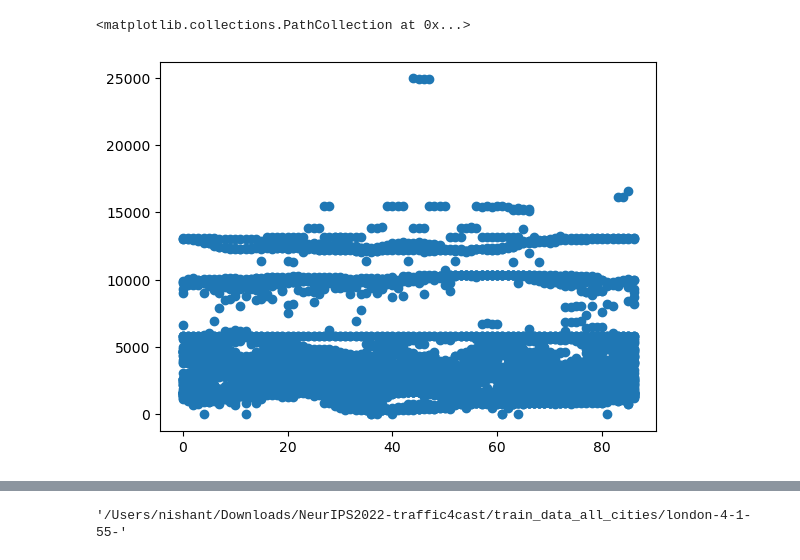
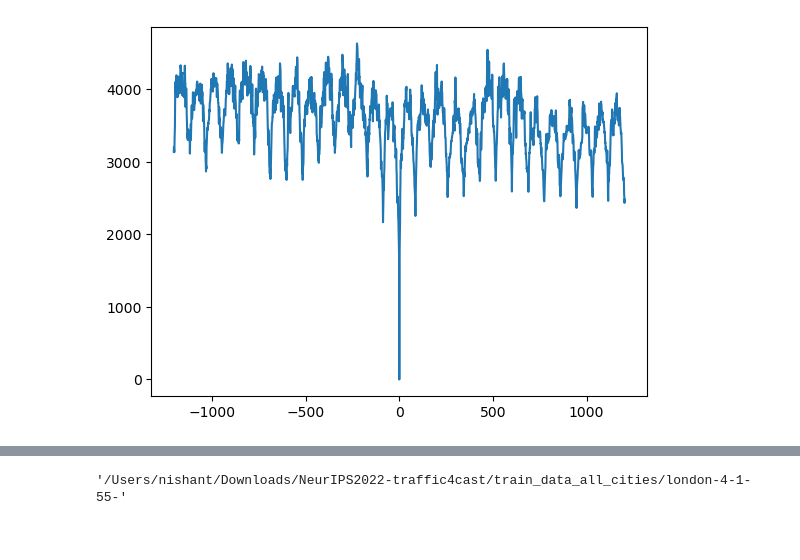
Before and after one commit to mie-lab/Complexity-Aware-Traffic-Prediction, a Jupyter notebook: exploration/CATP/preprocessing/temporal_distances.ipynb, the cells around one changed output, grey strips where cells are left out. Saved outputs shown, nothing was run; the diff lists cells and outputs as text; code cells hidden in the pictures.

```diff
--- a/exploration/CATP/preprocessing/temporal_distances.ipynb
+++ b/exploration/CATP/preprocessing/temporal_distances.ipynb
@@ -46,8 +50,6 @@ for city_ in config.city_list:
                     random.shuffle(filenameslist) # inefficient method of choosing a random filename
 
                     dist_list = []
-
-
 
                     # choose_filename until we get something in the middle of the dataset so that
                     # we can iterate over weeks
@@ -88,22 +90,29 @@ for city_ in config.city_list:
                     multiple_source_distance_list.append(dist_list)
                     plt.plot(range(-14*obj.offset, 14*obj.offset), (dist_list), alpha=0.01, color=city_color[city])
 
+
+
                 multiple_source_distance_list = np.array(multiple_source_distance_list)
 
                 mean_plot = (np.mean(multiple_source_distance_list, axis=0))
                 plt.plot(range(-14*obj.offset, +14*obj.offset), (mean_plot), label= prefix + " mean plot ", color=city_color[city])
 
+
                 # median_plot = (np.median(multiple_source_distance_list, axis=0))
                 # plt.plot(np.convolve(median_plot, [1/1]*1, "valid"), label= prefix + " median plot ")
 
 
-                sprint (prefix)
+                sprint (prefix, obj.offset)
             #     break
             # break
         # break
     # break
-plt.ylabel(r'$\|x_t-x_{t{\pm}h}\|L_{\infty}$', fontsize=15)
-plt.legend(fontsize=15)
+    for i in range(-14, 14):
+        plt.plot([i*obj.offset] * 1000, range(0,1000), '--', color="black", linewidth=0.5)
+
+
+plt.ylabel(r'$\|x_t-x_{t{\pm}h}\|L_{\infty}$', fontsize=12)
+plt.legend(fontsize=15, loc="lower right")
 plt.xlabel("Time stamps (15 min resolution)")
 plt.yscale('log')
 plt.tight_layout()
@@ -245,5 +263,18 @@ prefix : madrid-4-1-55-
 # %%
-plt.scatter(multiple_source_temp_distance_list.flatten(), multiple_source_distance_list.flatten())
+plt.plot(range(-14*obj.offset, +14*obj.offset), mean_plot)
+
+dict_ = dict(zip(range(-14*obj.offset, +14*obj.offset), mean_plot))
+
+b = []
+max_dict = max(dict_.values())
+band_range = range(0, 30)
+for band in band_range:
+    a = []
+    for key in dict_:
+        if key % obj.offset <= band:
+            a.append(dict_[key])
+    b.append(max(a)/max_dict)
+plt.scatter(band_range, b, color=city_color[cityname])
+plt.show()
 # %% [output]
-<matplotlib.collections.PathCollection at 0x...>
-[figure, old version]
+[figure, new version]
```
Also changed, not shown: parts of 6 cells of this notebook, 6 other files.
